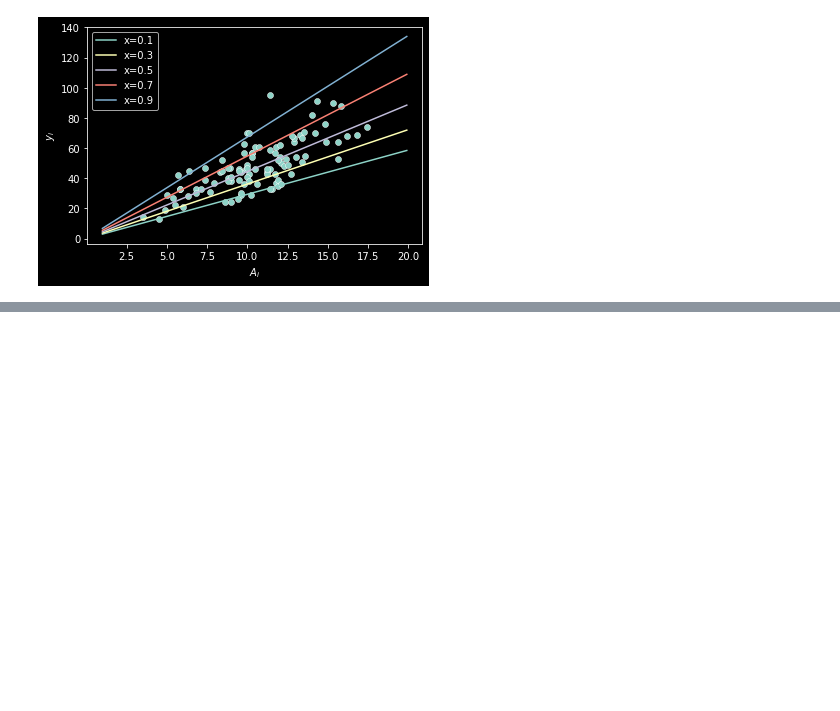
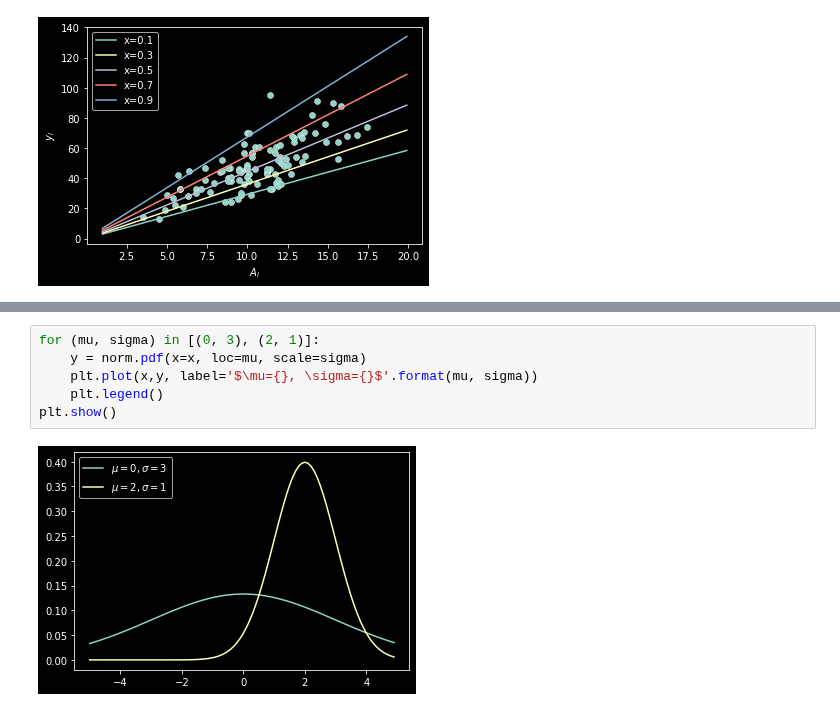
Before and after one commit to kazuogawa/green-book, a Jupyter notebook: chapter6/data6a_describe.ipynb, the cells around one changed output, grey strips where cells are left out. Drawn from its saved outputs; the diff is of its cells as text; blank space fills up the shorter version.

```diff
--- a/chapter6/data6a_describe.ipynb
+++ b/chapter6/data6a_describe.ipynb
@@ -503,0 +533,8 @@ plt.show()
+# %%
+for (mu, sigma) in [(0, 3), (2, 1)]:
+    y = norm.pdf(x=x, loc=mu, scale=sigma)
+    plt.plot(x,y, label='$\mu={}, \sigma={}$'.format(mu, sigma))
+    plt.legend()
+plt.show()
+# %% [output]
+[figure, added]
```
Also changed, not shown: parts of 11 cells of this notebook.
